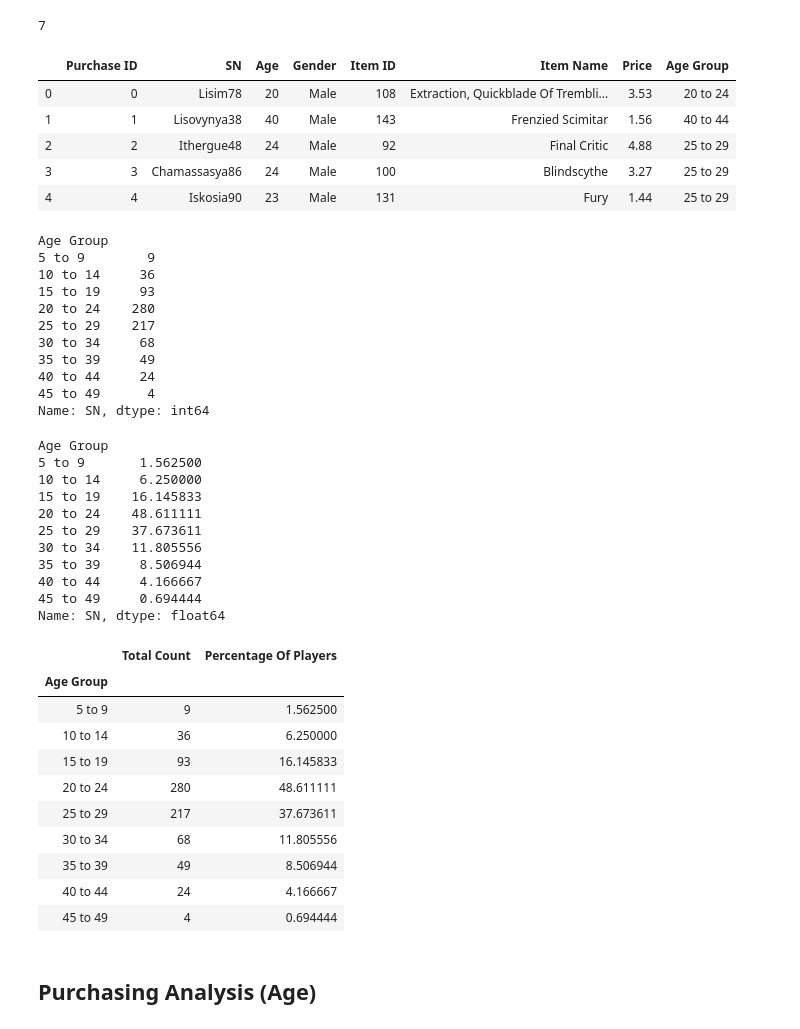
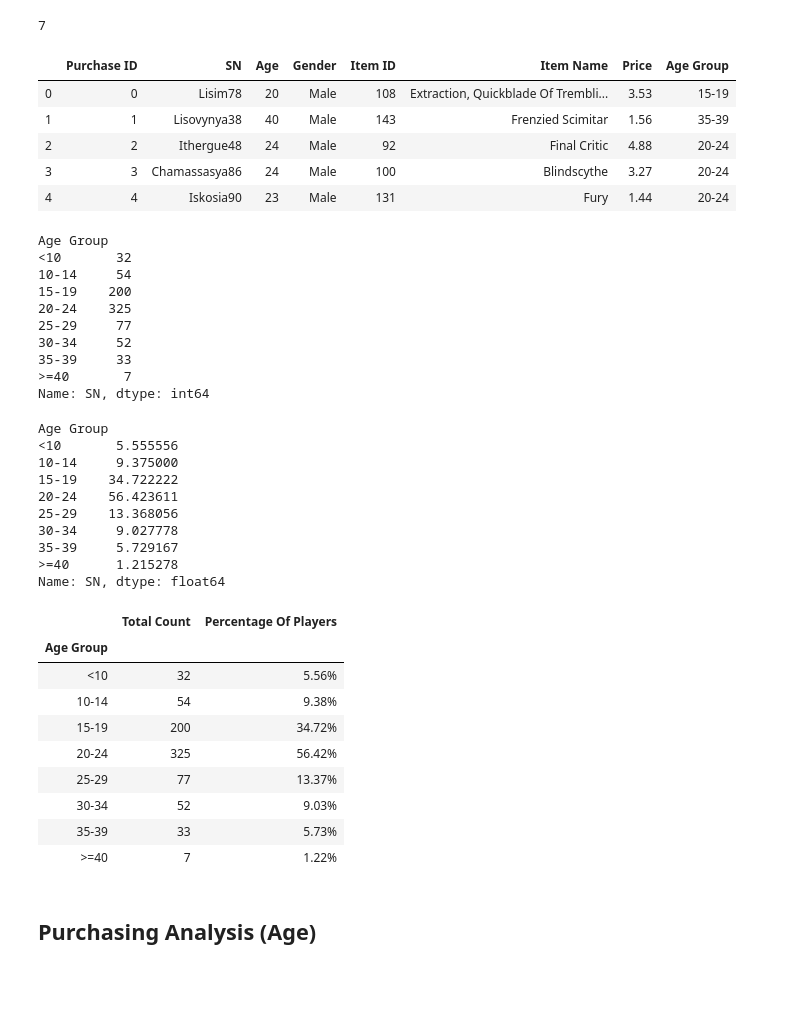
Before and after one commit to alvinochieng/pandas---challenge, a Jupyter notebook: HeroesOfPymoli/HeroesOfPymoli_starter.ipynb, the cells around one changed output. Saved outputs shown, nothing was run; the diff lists cells and outputs as text; code cells hidden in the pictures; blank space fills up the shorter version.

```diff
--- a/HeroesOfPymoli/HeroesOfPymoli_starter.ipynb
+++ b/HeroesOfPymoli/HeroesOfPymoli_starter.ipynb
@@ -325,18 +325,17 @@ min_age
 # %% [output]
 7
 # %%
-bins = [0,7,12,17,22,27,32,37,42,47]
-player_cat = ["5 to 9", "10 to 14", "15 to 19", "20 to 24", "25 to 29", "30 to 34",
-             "35 to 39", "40 to 44", "45 to 49"]
+bins = [0,10,15,20,25,30,35,40,45]
+player_cat = ["<10", "10-14","15-19","20-24","25-29","30-34","35-39",">=40"]
 df_file['Age Group'] = pd.cut(df_file['Age'], bins, labels=player_cat)
 df_file.head()
 # %% [output]
 |  | Purchase ID | SN | Age | Gender | Item ID | Item Name | Price | Age Group |
-| 0 | 0 | Lisim78 | 20 | Male | 108 | Extraction, Quickblade Of Trembli... | 3.53 | 20 to 24 |
-| 1 | 1 | Lisovynya38 | 40 | Male | 143 | Frenzied Scimitar | 1.56 | 40 to 44 |
-| 2 | 2 | Ithergue48 | 24 | Male | 92 | Final Critic | 4.88 | 25 to 29 |
-| 3 | 3 | Chamassasya86 | 24 | Male | 100 | Blindscythe | 3.27 | 25 to 29 |
-| 4 | 4 | Iskosia90 | 23 | Male | 131 | Fury | 1.44 | 25 to 29 |
+| 0 | 0 | Lisim78 | 20 | Male | 108 | Extraction, Quickblade Of Trembli... | 3.53 | 15-19 |
+| 1 | 1 | Lisovynya38 | 40 | Male | 143 | Frenzied Scimitar | 1.56 | 35-39 |
+| 2 | 2 | Ithergue48 | 24 | Male | 92 | Final Critic | 4.88 | 20-24 |
+| 3 | 3 | Chamassasya86 | 24 | Male | 100 | Blindscythe | 3.27 | 20-24 |
+| 4 | 4 | Iskosia90 | 23 | Male | 131 | Fury | 1.44 | 20-24 |
 # %%
 sorted_bin = df_file.groupby('Age Group')
 # %%
@@ -344,48 +343,45 @@ total_age_grp = sorted_bin['SN'].count()
 total_age_grp
 # %% [output]
 Age Group
-5 to 9        9
-10 to 14     36
-15 to 19     93
-20 to 24    280
-25 to 29    217
-30 to 34     68
-35 to 39     49
-40 to 44     24
-45 to 49      4
+<10       32
+10-14     54
+15-19    200
+20-24    325
+25-29     77
+30-34     52
+35-39     33
+>=40       7
 Name: SN, dtype: int64
 # %%
 percentage = (total_age_grp / num_players) * 100
 percentage
 # %% [output]
 Age Group
-5 to 9       1.562500
-10 to 14     6.250000
-15 to 19    16.145833
-20 to 24    48.611111
-25 to 29    37.673611
-30 to 34    11.805556
-35 to 39     8.506944
-40 to 44     4.166667
-45 to 49     0.694444
+<10       5.555556
+10-14     9.375000
+15-19    34.722222
+20-24    56.423611
+25-29    13.368056
+30-34     9.027778
+35-39     5.729167
+>=40      1.215278
 Name: SN, dtype: float64
 # %%
 df_group = {"Total Count": total_age_grp, "Percentage Of Players": percentage}
-percent_group['Percentage Of Players'] = percent_group['Percentage Of Players'].map('{:,.2f}'.format)
 percent_group = pd.DataFrame(df_group)
+percent_group['Percentage Of Players'] = percent_group['Percentage Of Players'].map('{:,.2f}%'.format)
 percent_group
 # %% [output]
 |  | Total Count | Percentage Of Players |
 | Age Group |  |  |
-| 5 to 9 | 9 | 1.562500 |
-| 10 to 14 | 36 | 6.250000 |
-| 15 to 19 | 93 | 16.145833 |
-| 20 to 24 | 280 | 48.611111 |
-| 25 to 29 | 217 | 37.673611 |
-| 30 to 34 | 68 | 11.805556 |
-| 35 to 39 | 49 | 8.506944 |
-| 40 to 44 | 24 | 4.166667 |
-| 45 to 49 | 4 | 0.694444 |
+| <10 | 32 | 5.56% |
+| 10-14 | 54 | 9.38% |
+| 15-19 | 200 | 34.72% |
+| 20-24 | 325 | 56.42% |
+| 25-29 | 77 | 13.37% |
+| 30-34 | 52 | 9.03% |
+| 35-39 | 33 | 5.73% |
+| >=40 | 7 | 1.22% |
 # %% [markdown]
 ## Purchasing Analysis (Age)
 # %% [markdown]
```
Also changed, not shown: parts of 4 cells of this notebook.
